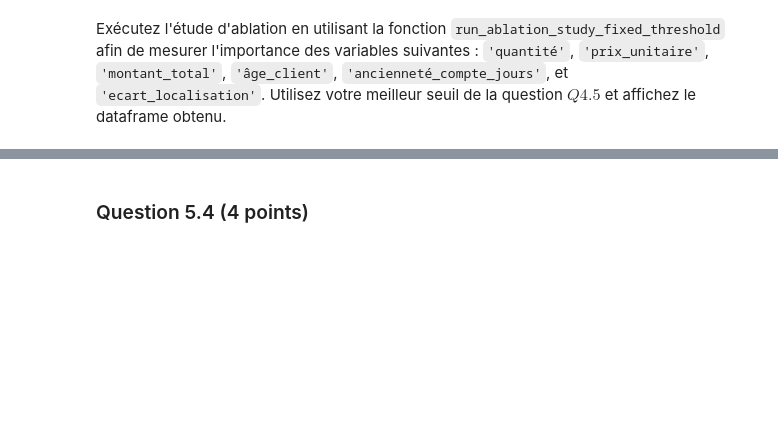
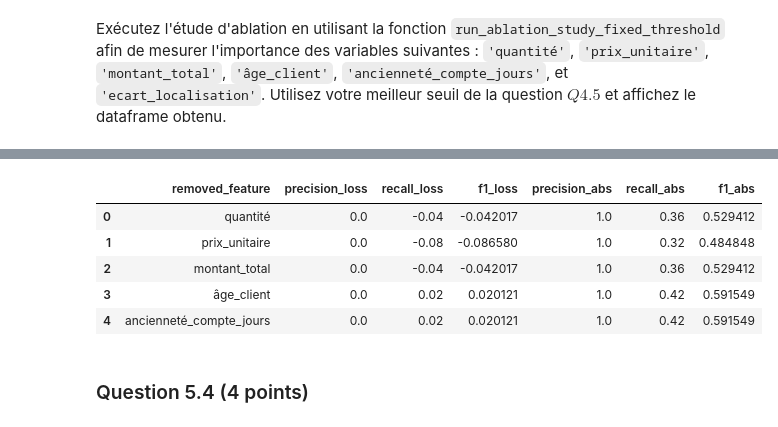
Before and after one commit to EthanLeChevallier/Data-Mining-Portfolio, a Jupyter notebook: TP3_INF8111_A25.ipynb, the cells around one changed output, grey strips where cells are left out. Saved outputs shown, nothing was run; the diff lists cells and outputs as text; code cells hidden in the pictures; blank space fills up the shorter version.

```diff
--- a/TP3_INF8111_A25.ipynb
+++ b/TP3_INF8111_A25.ipynb
@@ -1294,0 +1370,23 @@ Exécutez l'étude d'ablation en utilisant la fonction `run_ablation_study_fixed
+# %%
+features_to_test = [
+    'quantité',
+    'prix_unitaire',
+    'montant_total',
+    'âge_client',
+    'ancienneté_compte_jours'
+]
+
+# Exécution de l’étude d’ablation
+ablation_df = run_ablation_study_fixed_threshold(
+    autoencoder_baseline=autoencoder,
+    X_train=X_train,
+    X_test=X_test,
+    y_test=y_test,
+    feature_names=features_to_test,
+    fixed_threshold=optimal_threshold
+)
+
+# Affichage du résultat
+print("\n=== Résultats de l'étude d'ablation (seuil fixe) ===")
+display(ablation_df)
+# %% [output]
@@ -1295,3 +1401,9 @@ Exécutez l'étude d'ablation en utilisant la fonction `run_ablation_study_fixed
+|  | removed_feature | precision_loss | recall_loss | f1_loss | precision_abs | recall_abs | f1_abs |
+| 0 | quantité | 0.0 | -0.04 | -0.042017 | 1.0 | 0.36 | 0.529412 |
+| 1 | prix_unitaire | 0.0 | -0.08 | -0.086580 | 1.0 | 0.32 | 0.484848 |
+| 2 | montant_total | 0.0 | -0.04 | -0.042017 | 1.0 | 0.36 | 0.529412 |
+| 3 | âge_client | 0.0 | 0.02 | 0.020121 | 1.0 | 0.42 | 0.591549 |
+| 4 | ancienneté_compte_jours | 0.0 | 0.02 | 0.020121 | 1.0 | 0.42 | 0.591549 |
 # %% [markdown]
 ### Question 5.4 (4 points)
 # %% [markdown]
```
Also changed, not shown: parts of 32 cells of this notebook.
